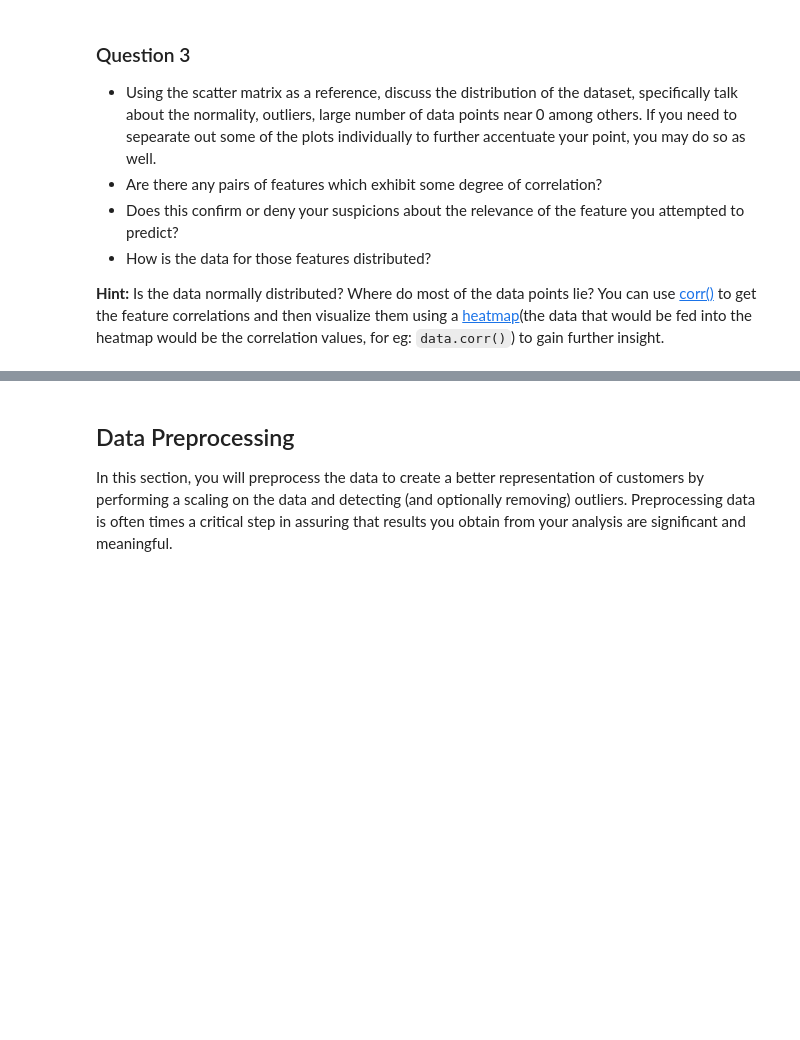
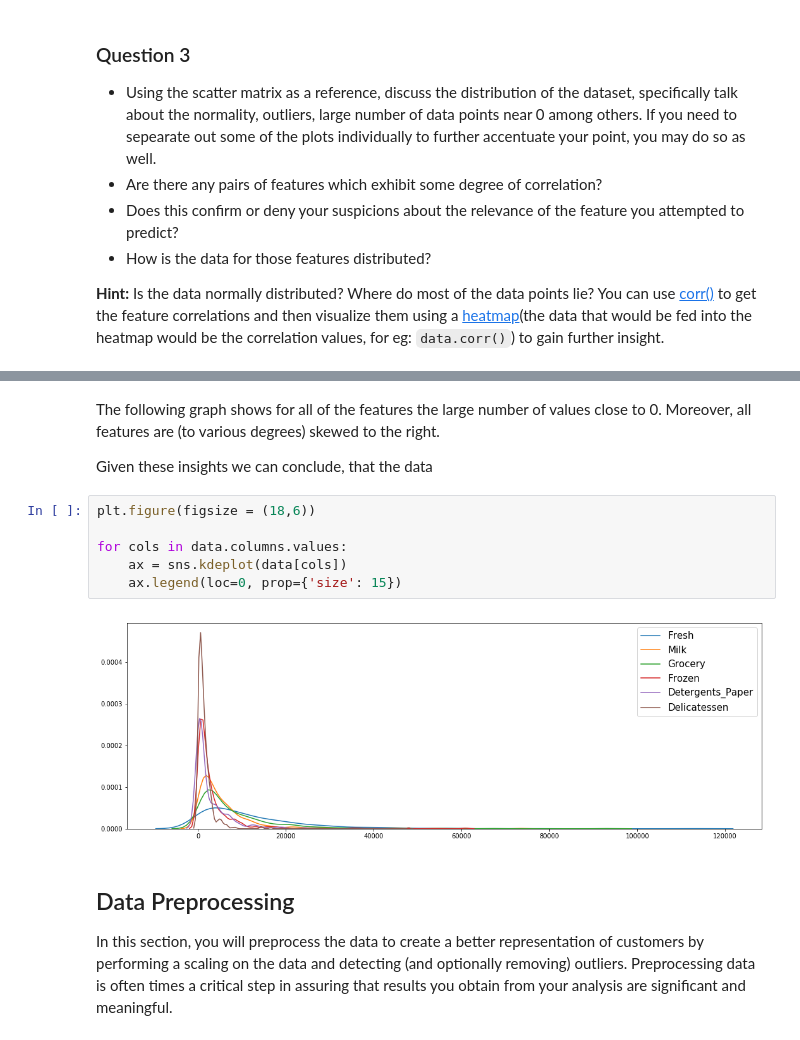
Before and after one commit to TRETH/customer_segments, a Jupyter notebook: customer_segments.ipynb, the cells around one changed output, grey strips where cells are left out. Cells and saved outputs as stored; diff of their text form; blank space fills up the shorter version.

```diff
--- a/customer_segments.ipynb
+++ b/customer_segments.ipynb
@@ -165,3 +196,15 @@ pd.scatter_matrix(data, alpha = 0.3, figsize = (14,8), diagonal = 'kde');
+# %% [markdown]
+The following graph shows for all of the features the large number of values close to 0. Moreover, all features are (to various degrees) skewed to the right.<br>
+
+Given these insights we can conclude, that the data
+# %%
+plt.figure(figsize = (18,6))
+
+for cols in data.columns.values:
+    ax = sns.kdeplot(data[cols])
+    ax.legend(loc=0, prop={'size': 15})
+# %% [output]
+[figure, added]
 # %% [markdown]
 ## Data Preprocessing
 In this section, you will preprocess the data to create a better representation of customers by performing a scaling on the data and detecting (and optionally removing) outliers. Preprocessing data is often times a critical step in assuring that results you obtain from your analysis are significant and meaningful.
```
Also changed, not shown: parts of 7 cells of this notebook.
